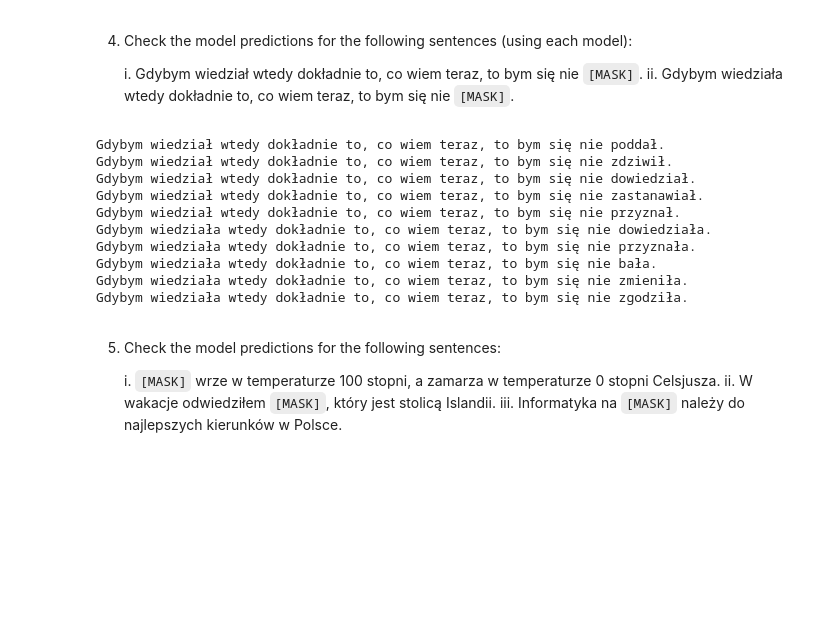
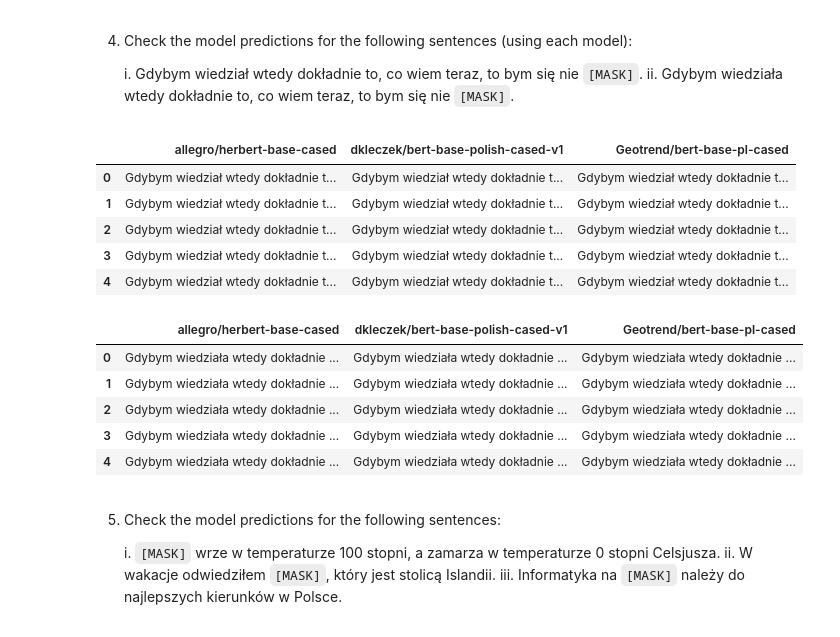
Before and after one commit to sgrzegorz/natural-language-processing, a Jupyter notebook: 06_GapFilling/LanguageModelling_GapsFilling.ipynb, the cells around one changed output. Saved outputs shown, nothing was run; the diff lists cells and outputs as text; code cells hidden in the pictures; blank space fills up the shorter version.

```diff
--- a/06_GapFilling/LanguageModelling_GapsFilling.ipynb
+++ b/06_GapFilling/LanguageModelling_GapsFilling.ipynb
@@ -448,19 +252,28 @@ TypeError: where(): argument 'condition' (position 1) must be Tensor, not bool
     i. Gdybym wiedział wtedy dokładnie to, co wiem teraz, to bym się nie `[MASK]`.
     ii. Gdybym wiedziała wtedy dokładnie to, co wiem teraz, to bym się nie `[MASK]`.
 # %%
-predict(f"Gdybym wiedział wtedy dokładnie to, co wiem teraz, to bym się nie {tokenizer.mask_token}.")
-predict(f"Gdybym wiedziała wtedy dokładnie to, co wiem teraz, to bym się nie {tokenizer.mask_token}.")
+sequences = ["Gdybym wiedział wtedy dokładnie to, co wiem teraz, to bym się nie [MASK].","Gdybym wiedziała wtedy dokładnie to, co wiem teraz, to bym się nie [MASK]."]
+
+allegroModel.preprocess(sequences)
+kleczekModel.preprocess(sequences)
+bertModel.preprocess(sequences)
+
+for i in range(len(sequences)):
+    df = Model.compare(allegroModel, kleczekModel, bertModel,i)
+    display(df)
 # %% [output]
-Gdybym wiedział wtedy dokładnie to, co wiem teraz, to bym się nie poddał.
-Gdybym wiedział wtedy dokładnie to, co wiem teraz, to bym się nie zdziwił.
-Gdybym wiedział wtedy dokładnie to, co wiem teraz, to bym się nie dowiedział.
-Gdybym wiedział wtedy dokładnie to, co wiem teraz, to bym się nie zastanawiał.
-Gdybym wiedział wtedy dokładnie to, co wiem teraz, to bym się nie przyznał.
-Gdybym wiedziała wtedy dokładnie to, co wiem teraz, to bym się nie dowiedziała.
-Gdybym wiedziała wtedy dokładnie to, co wiem teraz, to bym się nie przyznała.
-Gdybym wiedziała wtedy dokładnie to, co wiem teraz, to bym się nie bała.
-Gdybym wiedziała wtedy dokładnie to, co wiem teraz, to bym się nie zmieniła.
-Gdybym wiedziała wtedy dokładnie to, co wiem teraz, to bym się nie zgodziła.
+|  | allegro/herbert-base-cased | dkleczek/bert-base-polish-cased-v1 | Geotrend/bert-base-pl-cased |
+| 0 | Gdybym wiedział wtedy dokładnie t... | Gdybym wiedział wtedy dokładnie t... | Gdybym wiedział wtedy dokładnie t... |
+| 1 | Gdybym wiedział wtedy dokładnie t... | Gdybym wiedział wtedy dokładnie t... | Gdybym wiedział wtedy dokładnie t... |
+| 2 | Gdybym wiedział wtedy dokładnie t... | Gdybym wiedział wtedy dokładnie t... | Gdybym wiedział wtedy dokładnie t... |
+| 3 | Gdybym wiedział wtedy dokładnie t... | Gdybym wiedział wtedy dokładnie t... | Gdybym wiedział wtedy dokładnie t... |
+| 4 | Gdybym wiedział wtedy dokładnie t... | Gdybym wiedział wtedy dokładnie t... | Gdybym wiedział wtedy dokładnie t... |
+|  | allegro/herbert-base-cased | dkleczek/bert-base-polish-cased-v1 | Geotrend/bert-base-pl-cased |
+| 0 | Gdybym wiedziała wtedy dokładnie ... | Gdybym wiedziała wtedy dokładnie ... | Gdybym wiedziała wtedy dokładnie ... |
+| 1 | Gdybym wiedziała wtedy dokładnie ... | Gdybym wiedziała wtedy dokładnie ... | Gdybym wiedziała wtedy dokładnie ... |
+| 2 | Gdybym wiedziała wtedy dokładnie ... | Gdybym wiedziała wtedy dokładnie ... | Gdybym wiedziała wtedy dokładnie ... |
+| 3 | Gdybym wiedziała wtedy dokładnie ... | Gdybym wiedziała wtedy dokładnie ... | Gdybym wiedziała wtedy dokładnie ... |
+| 4 | Gdybym wiedziała wtedy dokładnie ... | Gdybym wiedziała wtedy dokładnie ... | Gdybym wiedziała wtedy dokładnie ... |
 # %% [markdown]
 5. Check the model predictions for the following sentences:
 
```
Also changed, not shown: parts of 32 cells of this notebook.
